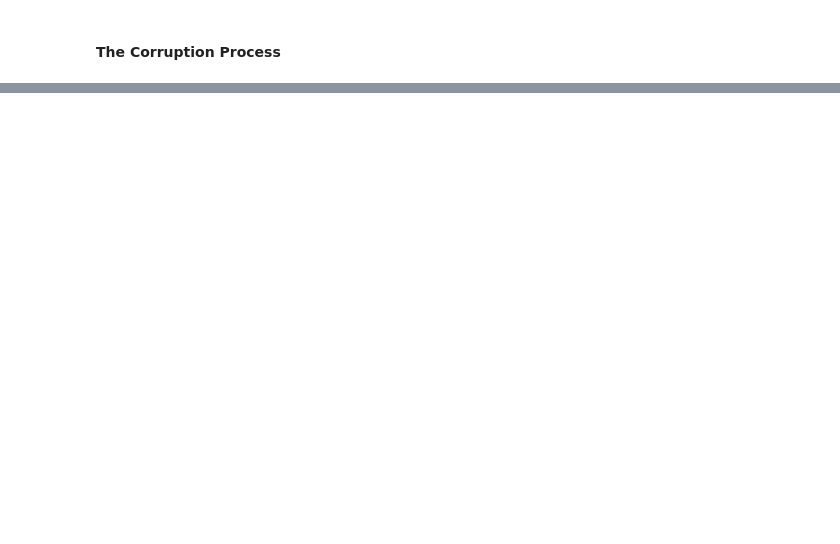
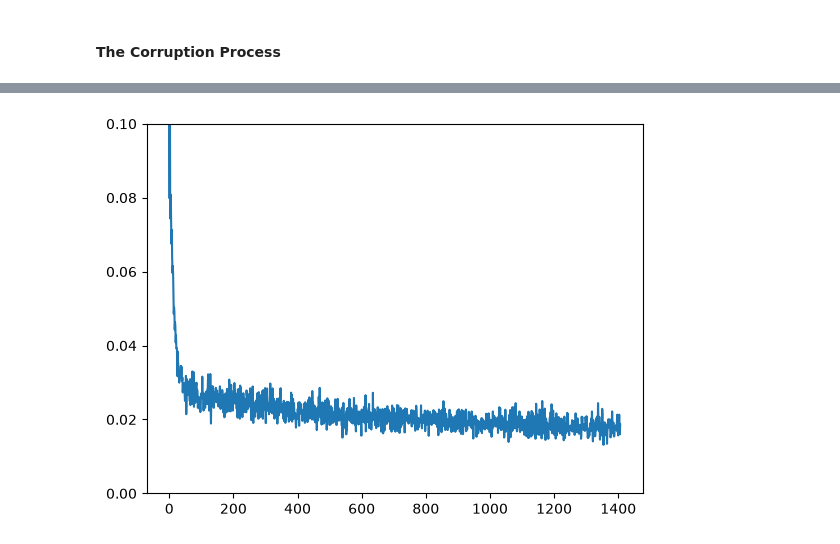
Before and after one commit to sweetatyagiaz/diffusion-models-from-scratch, a Jupyter notebook: notebooks/Introduction.ipynb, the cells around one changed output, grey strips where cells are left out. Saved outputs shown, nothing was run; the diff lists cells and outputs as text; code cells hidden in the pictures; blank space fills up the shorter version.

Commit message:
Training the network

```diff
--- a/notebooks/Introduction.ipynb
+++ b/notebooks/Introduction.ipynb
@@ -97,0 +124,53 @@ sum([p.numel() for p in net.parameters()])
+# %%
+# Dataloader (you can mess with batch size)
+batch_size = 128
+train_dataloader = DataLoader(dataset, batch_size=batch_size, shuffle=True)
+
+# How many runs through the data should we do?
+n_epochs = 3
+
+# Create the network
+net = BasicUNet()
+net.to(device)
+
+# Our loss function
+loss_fn = nn.MSELoss()
+
+# The optimizer
+opt = torch.optim.Adam(net.parameters(), lr=1e-3)
+
+# Keeping a record of the losses for later viewing
+losses = []
+
+# The training loop
+for epoch in range(n_epochs):
+
+    for x, y in train_dataloader:
+
+        # Get some data and prepare the corrupted version
+        x = x.to(device) # Data on the GPU
+        noise_amount = torch.rand(x.shape[0]).to(device) # Pick random noise amounts
+        noisy_x = corrupt(x, noise_amount) # Create our noisy x
+
+        # Get the model prediction
+        pred = net(noisy_x)
+
+        # Calculate the loss
+        loss = loss_fn(pred, x) # How close is the output to the true 'clean' x?
+
+        # Backprop and update the params:
+        opt.zero_grad()
+        loss.backward()
+        opt.step()
+
+        # Store the loss for later
+        losses.append(loss.item())
+
+    # Print our the average of the loss values for this epoch:
+    avg_loss = sum(losses[-len(train_dataloader):])/len(train_dataloader)
+    print(f'Finished epoch {epoch}. Average loss for this epoch: {avg_loss:05f}')
+
+# View the loss curve
+plt.plot(losses)
+plt.ylim(0, 0.1);
+# %% [output]
@@ -97,0 +180 @@ sum([p.numel() for p in net.parameters()])
+[figure, added]
```
Also changed, not shown: parts of 8 cells of this notebook.
